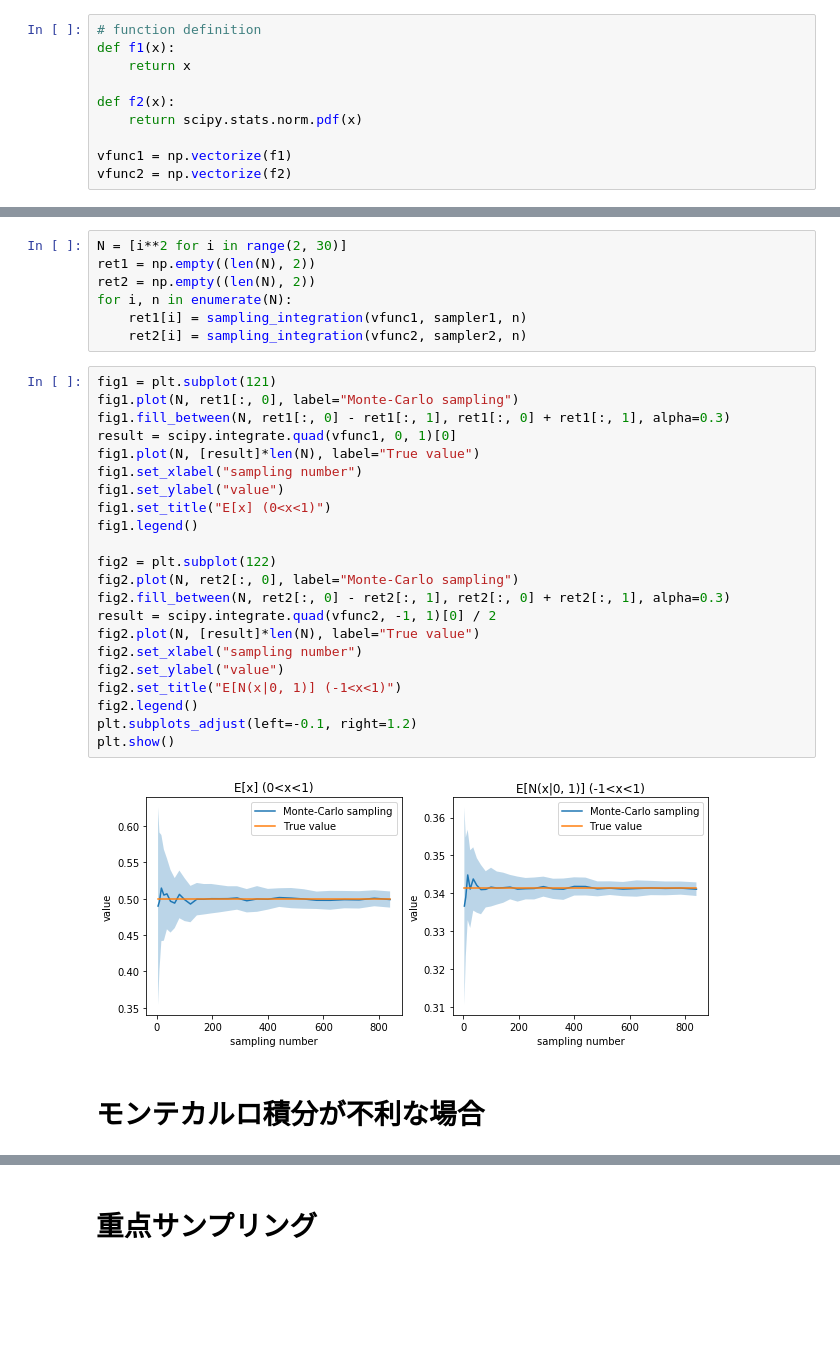
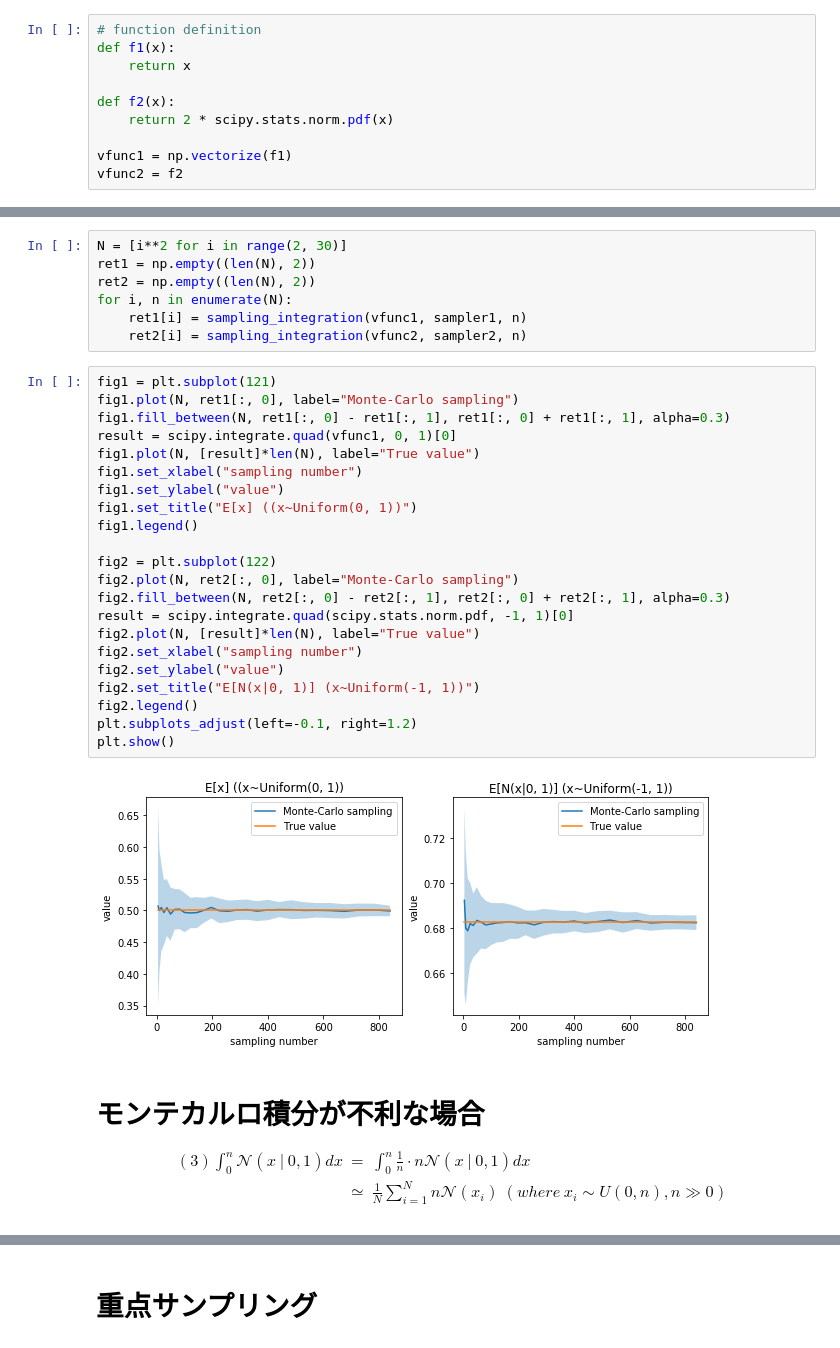
Before and after one commit to KitauraHiromi/work, a Jupyter notebook: jupyter/monte_carlo/importance_sampling.ipynb, the cells around one changed output, grey strips where cells are left out. Saved outputs shown, nothing was run; the diff lists cells and outputs as text; blank space fills up the shorter version.

```diff
--- a/jupyter/monte_carlo/importance_sampling.ipynb
+++ b/jupyter/monte_carlo/importance_sampling.ipynb
@@ -44,10 +37,10 @@ def f1(x):
     return x
 
 def f2(x):
-    return scipy.stats.norm.pdf(x)
+    return 2 * scipy.stats.norm.pdf(x)
 
 vfunc1 = np.vectorize(f1)
-vfunc2 = np.vectorize(f2)
+vfunc2 = f2
 # %%
 # visuallization
 plt.subplot(121)
@@ -133,27 +127,31 @@ for i, n in enumerate(N):
 # %%
 fig1 = plt.subplot(121)
 fig1.plot(N, ret1[:, 0], label="Monte-Carlo sampling")
 fig1.fill_between(N, ret1[:, 0] - ret1[:, 1], ret1[:, 0] + ret1[:, 1], alpha=0.3)
 result = scipy.integrate.quad(vfunc1, 0, 1)[0]
 fig1.plot(N, [result]*len(N), label="True value")
 fig1.set_xlabel("sampling number")
 fig1.set_ylabel("value")
-fig1.set_title("E[x] (0<x<1)")
+fig1.set_title("E[x] ((x~Uniform(0, 1))")
 fig1.legend()
 
 fig2 = plt.subplot(122)
 fig2.plot(N, ret2[:, 0], label="Monte-Carlo sampling")
 fig2.fill_between(N, ret2[:, 0] - ret2[:, 1], ret2[:, 0] + ret2[:, 1], alpha=0.3)
-result = scipy.integrate.quad(vfunc2, -1, 1)[0] / 2
+result = scipy.integrate.quad(scipy.stats.norm.pdf, -1, 1)[0]
 fig2.plot(N, [result]*len(N), label="True value")
 fig2.set_xlabel("sampling number")
 fig2.set_ylabel("value")
-fig2.set_title("E[N(x|0, 1)] (-1<x<1)")
+fig2.set_title("E[N(x|0, 1)] (x~Uniform(-1, 1))")
 fig2.legend()
 plt.subplots_adjust(left=-0.1, right=1.2)
 plt.show()
 # %% [output]
-[figure, old version]
+[figure, new version]
-# %% [markdown]
-# モンテカルロ積分が不利な場合
+# %% [markdown]
+# モンテカルロ積分が不利な場合
+\begin{eqnarray*}
+(3)\int_{0}^n \mathcal{N}(x\ |\ 0, 1) dx &=& \int_{0}^n \frac{1}{n} \cdot n \mathcal{N}(x\ |\ 0, 1) dx
+\\&\simeq& \frac{1}{N} \sum_{i=1}^N n \mathcal{N}(x_i)\ (where \ x_i \sim U(0,n), n \gg 0 )
+\end{eqnarray*}
 # %%
```
Also changed, not shown: parts of 11 cells of this notebook.
